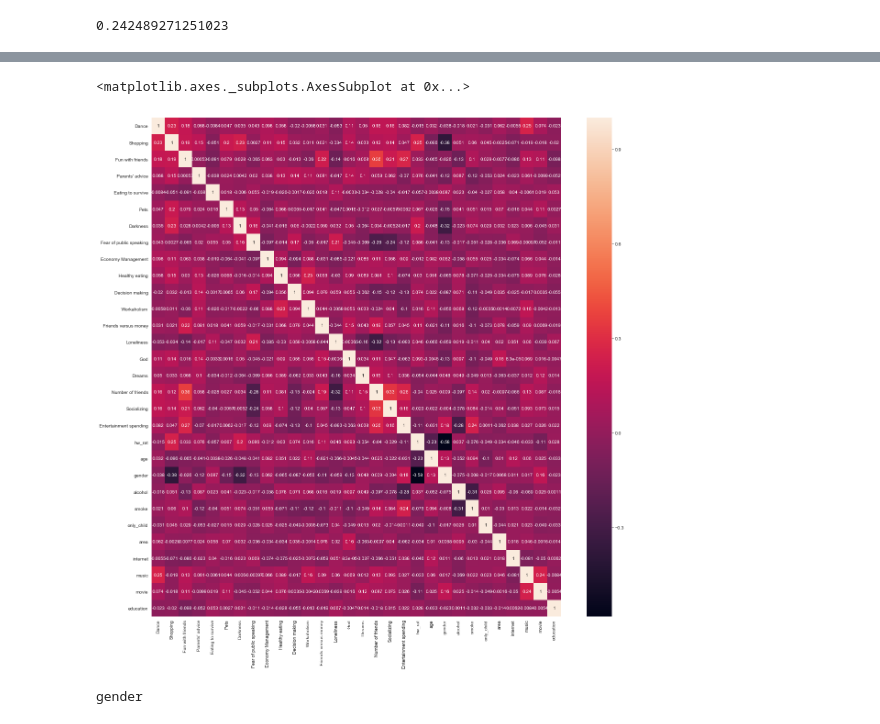
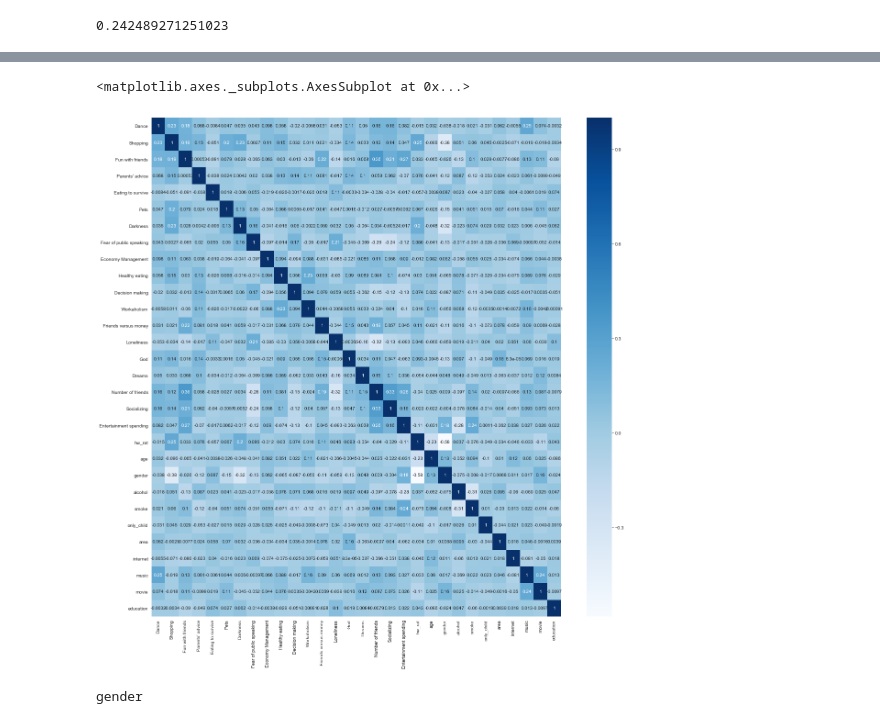
Before and after one commit to sudhanshuranjansr/Human_Happiness_index, a Jupyter notebook: master_project_1.0.ipynb, the cells around one changed output, grey strips where cells are left out. Drawn from its saved outputs; the diff is of its cells as text; code cells hidden in the pictures.

```diff
--- a/master_project_1.0.ipynb
+++ b/master_project_1.0.ipynb
@@ -436,10 +449,10 @@ correlation_coef between God and Dreams is 0.03449424842335759
 #multivariate
 # %%
 plt.figure(figsize=(20,20))
-sns.heatmap(df1.corr(),annot=True)
+sns.heatmap(df1.corr(),annot=True,cmap="Blues")
 # %% [output]
 <matplotlib.axes._subplots.AxesSubplot at 0x...>
-[figure, old version]
+[figure, new version]
 # %%
 col=df1.columns
 # %%
```
Also changed, not shown: parts of 24 cells of this notebook.
